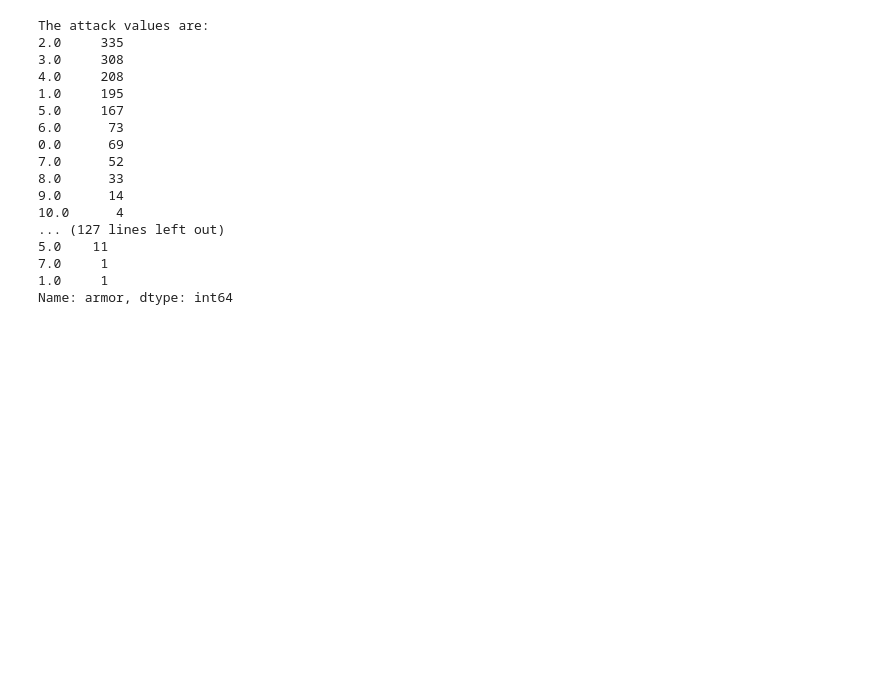
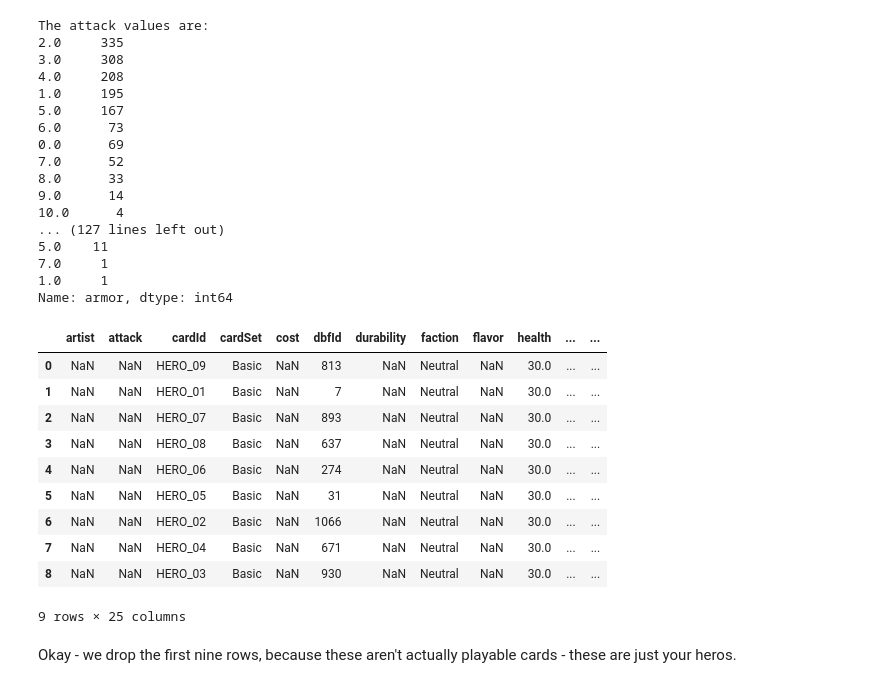
Before and after one commit to sarahberner/Capstone, a Jupyter notebook: 0.2 - EDA .ipynb, the cells around one changed output. Saved outputs shown, nothing was run; the diff lists cells and outputs as text; code cells hidden in the pictures; blank space fills up the shorter version.

```diff
--- a/0.2 - EDA .ipynb
+++ b/0.2 - EDA .ipynb
@@ -181,2 +176,16 @@ def f(x):
-# %%
-df['attack_true'] = df['attack'].map(f)
+# %%
+df.head(9)
+# %% [output]
+|  | artist | attack | cardId | cardSet | cost | dbfId | durability | faction | flavor | health | ... | ... |
+| 0 | NaN | NaN | HERO_09 | Basic | NaN | 813 | NaN | Neutral | NaN | 30.0 | ... | ... |
+| 1 | NaN | NaN | HERO_01 | Basic | NaN | 7 | NaN | Neutral | NaN | 30.0 | ... | ... |
+| 2 | NaN | NaN | HERO_07 | Basic | NaN | 893 | NaN | Neutral | NaN | 30.0 | ... | ... |
+| 3 | NaN | NaN | HERO_08 | Basic | NaN | 637 | NaN | Neutral | NaN | 30.0 | ... | ... |
+| 4 | NaN | NaN | HERO_06 | Basic | NaN | 274 | NaN | Neutral | NaN | 30.0 | ... | ... |
+| 5 | NaN | NaN | HERO_05 | Basic | NaN | 31 | NaN | Neutral | NaN | 30.0 | ... | ... |
+| 6 | NaN | NaN | HERO_02 | Basic | NaN | 1066 | NaN | Neutral | NaN | 30.0 | ... | ... |
+| 7 | NaN | NaN | HERO_04 | Basic | NaN | 671 | NaN | Neutral | NaN | 30.0 | ... | ... |
+| 8 | NaN | NaN | HERO_03 | Basic | NaN | 930 | NaN | Neutral | NaN | 30.0 | ... | ... |
+9 rows × 25 columns
+# %% [markdown]
+Okay - we drop the first nine rows, because these aren't actually playable cards - these are just your heros.
```
Also changed, not shown: parts of 40 cells of this notebook, 7 other files.
